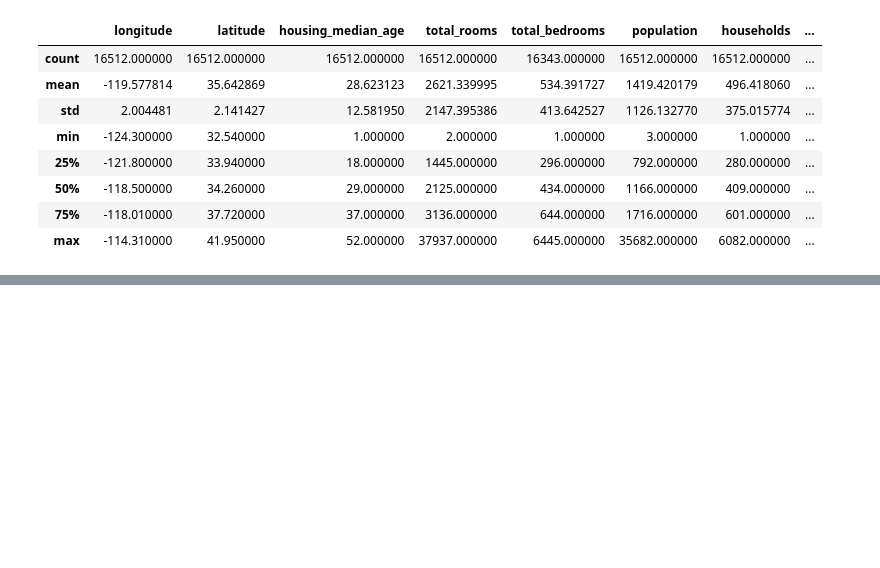
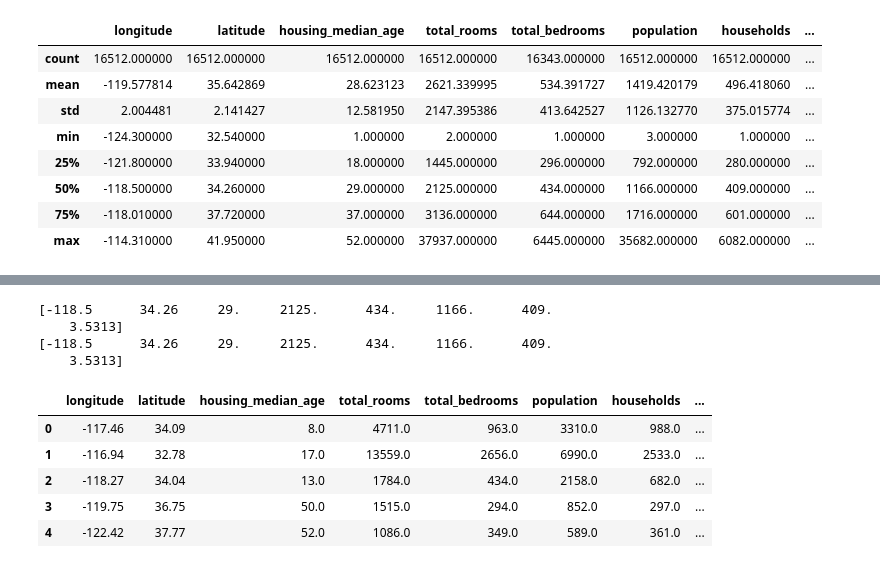
Before and after one commit to andysingal/CaliforniaHousing_Prices, a Jupyter notebook: Cali_house.ipynb, the cells around one changed output, grey strips where cells are left out. Saved outputs shown, nothing was run; the diff lists cells and outputs as text; code cells hidden in the pictures; blank space fills up the shorter version.

```diff
--- a/Cali_house.ipynb
+++ b/Cali_house.ipynb
@@ -449,0 +492,23 @@ Name: median_house_value, dtype: float64
+# %%
+#@ Missing Data:
+from sklearn.impute import SimpleImputer
+imputer = SimpleImputer(strategy="median")                               # Instantiating the Imputer.
+housing_num = housing.drop("ocean_proximity", axis=1)                    # Removing the Text Attribute.
+imputer.fit(housing_num)                                                 # Fitting the Imputer instance to the Training Data.
+print(imputer.statistics_)                                               # Inspecting the values.
+print(housing_num.median().values)                                       # Inspecting the median values.
+X = imputer.transform(housing_num)                                       # Transforming the Training set with trained imputer.
+housing_imputed = pd.DataFrame(X, columns=housing_num.columns)           # Creating the DataFrame with numpy arrays.
+print("\n")
+IPython.display.display(housing_imputed.head())                          # Inspecting the DataFrame.
+# %% [output]
+[-118.5      34.26     29.     2125.      434.     1166.      409.
+    3.5313]
+[-118.5      34.26     29.     2125.      434.     1166.      409.
+    3.5313]
+|  | longitude | latitude | housing_median_age | total_rooms | total_bedrooms | population | households | ... |
+| 0 | -117.46 | 34.09 | 8.0 | 4711.0 | 963.0 | 3310.0 | 988.0 | ... |
+| 1 | -116.94 | 32.78 | 17.0 | 13559.0 | 2656.0 | 6990.0 | 2533.0 | ... |
+| 2 | -118.27 | 34.04 | 13.0 | 1784.0 | 434.0 | 2158.0 | 682.0 | ... |
+| 3 | -119.75 | 36.75 | 50.0 | 1515.0 | 294.0 | 852.0 | 297.0 | ... |
+| 4 | -122.42 | 37.77 | 52.0 | 1086.0 | 349.0 | 589.0 | 361.0 | ... |
```
Also changed, not shown: parts of 21 cells of this notebook.
